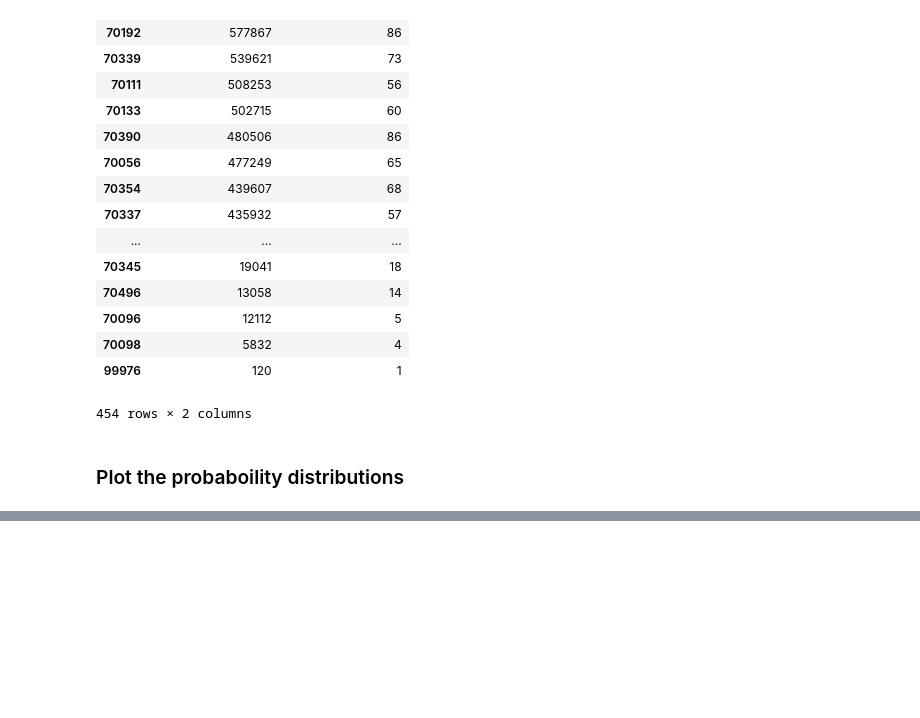
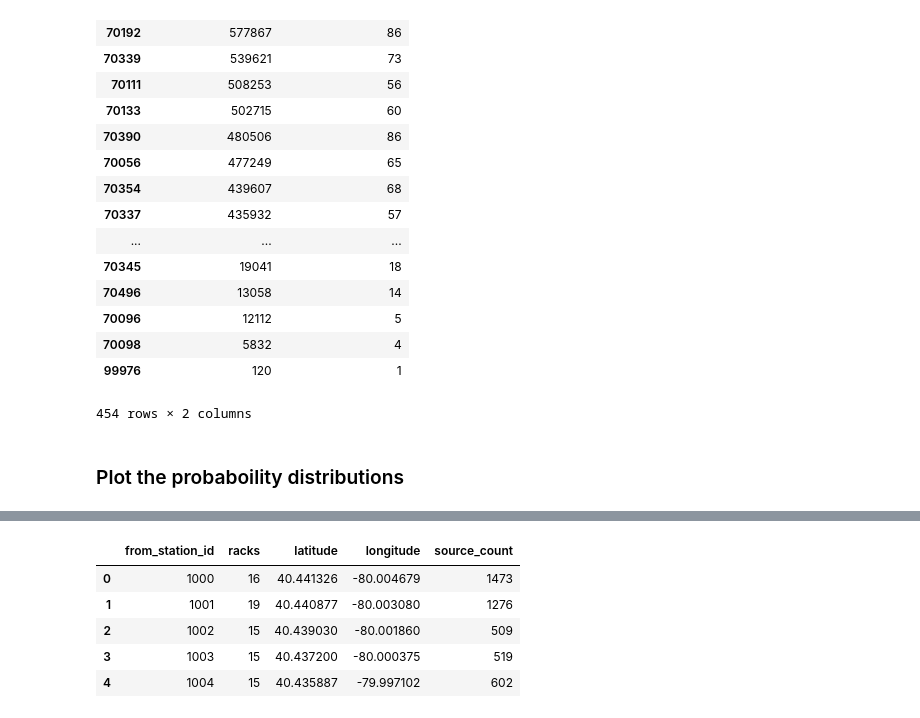
Before and after one commit to raj-sinha/BJRV, a Jupyter notebook: working_with_data.ipynb, the cells around one changed output, grey strips where cells are left out. Saved outputs shown, nothing was run; the diff lists cells and outputs as text; code cells hidden in the pictures; blank space fills up the shorter version.

Commit message:
Merged DFs with coordinates

```diff
--- a/working_with_data.ipynb
+++ b/working_with_data.ipynb
@@ -396,0 +402,17 @@ display_distribution(grouped_bikes['RentalCountPerBike'], \
+# %%
+# 1.1  drop unwanted columns from and stations.csv rentals.csv
+
+# stations csv
+stations_df = pd.read_csv('stations.csv', encoding='latin-1')
+stations_df.drop(['Station Name'], axis=1, inplace=True)
+
+# rentals csv
+rentals_df_original = pd.read_csv('rentals.csv', encoding='latin-1')
+rentals_df = rentals_df_original.drop(['Starttime', 'Stoptime',
+                         'From station name', 'To station name', 'Usertype',
+                         'Trip id', 'Bikeid', 'Tripduration', 'To station id'],
+                         axis=1, inplace=False)
+
+# rename column
+rentals_df.columns = ['from_station_id']
+rentals_df.head()
@@ -396,0 +426,5 @@ display_distribution(grouped_bikes['RentalCountPerBike'], \
+# %%
+# 1.2  group by source of bike rentals
+grouped_sources_df = rentals_df.groupby('from_station_id').size() \
+                  .sort_values(ascending=False).reset_index(name='source_count')
+grouped_sources_df.head()
@@ -396,0 +438,14 @@ display_distribution(grouped_bikes['RentalCountPerBike'], \
+# %%
+# 1.3  Merge rentals and stations data
+# renaming of column in stations to 'from_station_id' is necessary
+stations_df.columns = ['from_station_id', 'racks', 'latitude', 'longitude']
+
+merged_source_df = stations_df.merge(grouped_sources_df, how='inner', on=['from_station_id'])
+merged_source_df.head()
+# %% [output]
+|  | from_station_id | racks | latitude | longitude | source_count |
+| 0 | 1000 | 16 | 40.441326 | -80.004679 | 1473 |
+| 1 | 1001 | 19 | 40.440877 | -80.003080 | 1276 |
+| 2 | 1002 | 15 | 40.439030 | -80.001860 | 509 |
+| 3 | 1003 | 15 | 40.437200 | -80.000375 | 519 |
+| 4 | 1004 | 15 | 40.435887 | -79.997102 | 602 |
```
Also changed, not shown: parts of 16 cells of this notebook.
